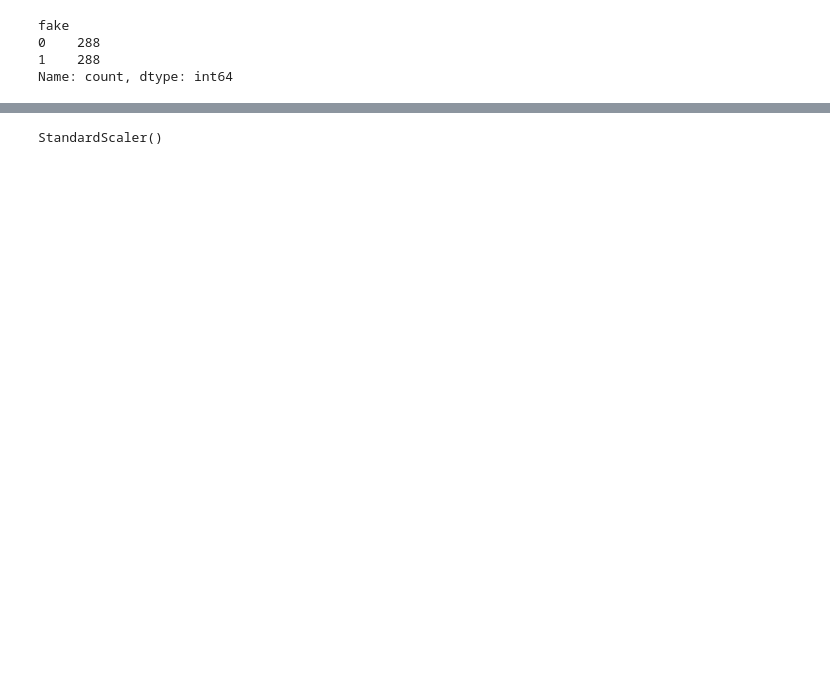
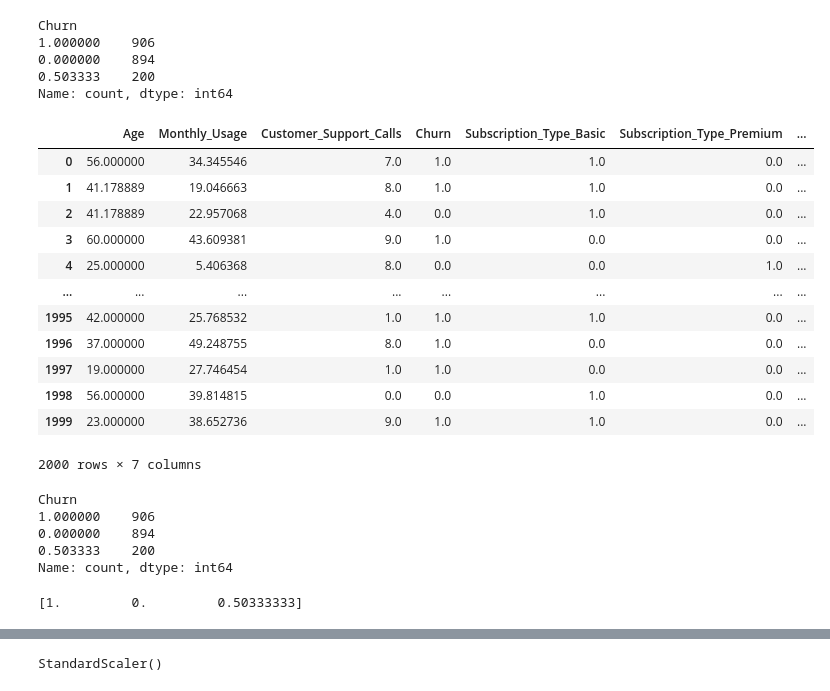
Before and after one commit to Avinash2003-11/Machine-learning, a Jupyter notebook: MLV.ipynb, the cells around one changed output, grey strips where cells are left out. Cells and saved outputs as stored; diff of their text form; code cells hidden in the pictures; blank space fills up the shorter version.

```diff
--- a/validaion4(knn).ipynb
+++ b/MLV.ipynb
@@ -77,0 +152,9 @@ dtype: int64
+# %%
+from sklearn.preprocessing import OneHotEncoder
+encoder = OneHotEncoder()
+encoded_type = encoder.fit_transform(df[['Subscription_Type']]).toarray()
+# %%
+encoded_df = pd.DataFrame(encoded_type, columns=encoder.get_feature_names_out(['Subscription_Type']))
+# %%
+concat = pd.concat([df, encoded_df], axis=1)
+concat.head
@@ -77,0 +179,3 @@ dtype: int64
+# %%
+concat = concat.drop('Subscription_Type', axis=1)
+concat.head
@@ -78,7 +200,36 @@ dtype: int64
 # %%
-df['fake'].value_counts()
+df['Churn'].value_counts()
 # %% [output]
-fake
-0    288
-1    288
+Churn
+1.000000    906
+0.000000    894
+0.503333    200
 Name: count, dtype: int64
+# %%
+concat
+# %% [output]
+|  | Age | Monthly_Usage | Customer_Support_Calls | Churn | Subscription_Type_Basic | Subscription_Type_Premium | ... |
+| 0 | 56.000000 | 34.345546 | 7.0 | 1.0 | 1.0 | 0.0 | ... |
+| 1 | 41.178889 | 19.046663 | 8.0 | 1.0 | 1.0 | 0.0 | ... |
+| 2 | 41.178889 | 22.957068 | 4.0 | 0.0 | 1.0 | 0.0 | ... |
+| 3 | 60.000000 | 43.609381 | 9.0 | 1.0 | 0.0 | 0.0 | ... |
+| 4 | 25.000000 | 5.406368 | 8.0 | 0.0 | 0.0 | 1.0 | ... |
+| ... | ... | ... | ... | ... | ... | ... | ... |
+| 1995 | 42.000000 | 25.768532 | 1.0 | 1.0 | 1.0 | 0.0 | ... |
+| 1996 | 37.000000 | 49.248755 | 8.0 | 1.0 | 0.0 | 0.0 | ... |
+| 1997 | 19.000000 | 27.746454 | 1.0 | 1.0 | 0.0 | 0.0 | ... |
+| 1998 | 56.000000 | 39.814815 | 0.0 | 0.0 | 1.0 | 0.0 | ... |
+| 1999 | 23.000000 | 38.652736 | 9.0 | 1.0 | 1.0 | 0.0 | ... |
+2000 rows × 7 columns
+# %%
+concat['Churn'].value_counts()
+# %% [output]
+Churn
+1.000000    906
+0.000000    894
+0.503333    200
+Name: count, dtype: int64
+# %%
+print(concat['Churn'].unique())
+# %% [output]
+[1.         0.         0.50333333]
```
Also changed, not shown: parts of 34 cells of this notebook, 1 other file.
